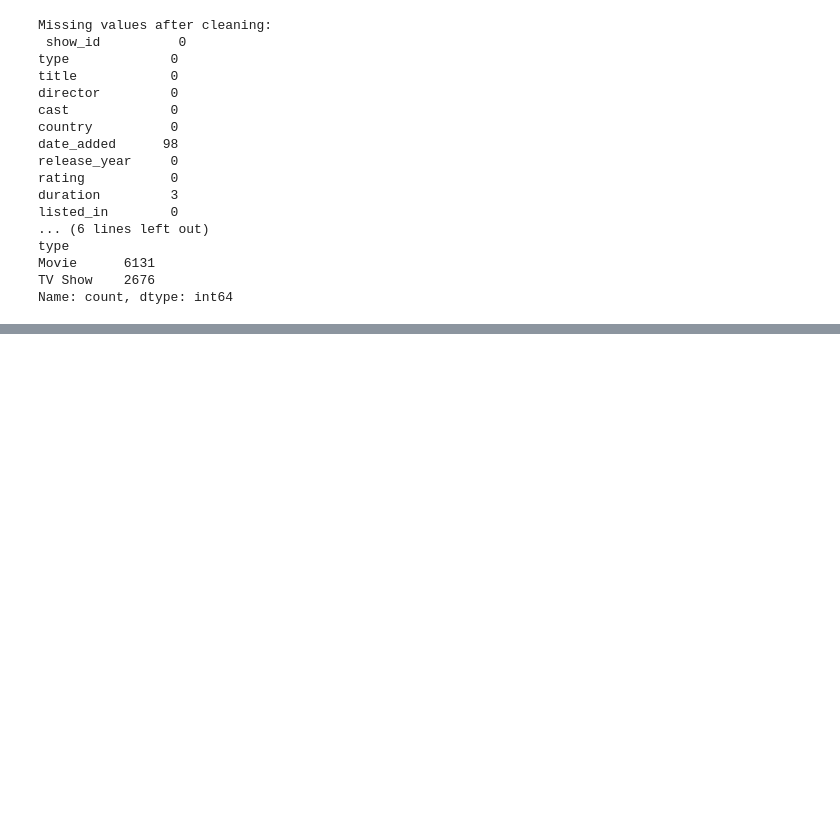
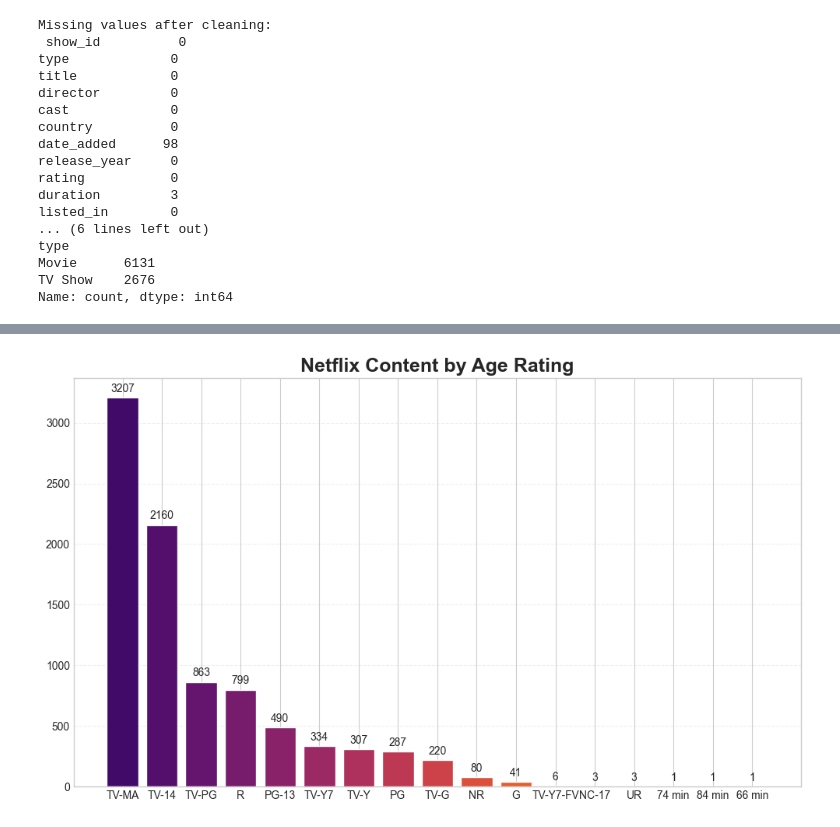
Before and after one commit to aditi2k8/netflix-content-analysis, a Jupyter notebook: netflix_analysis.ipynb, the cells around one changed output, grey strips where cells are left out. Saved outputs shown, nothing was run; the diff lists cells and outputs as text; code cells hidden in the pictures; blank space fills up the shorter version.

```diff
--- a/netflix_analysis.ipynb
+++ b/netflix_analysis.ipynb
@@ -101,14 +116,20 @@ fig.show()
 # %%
-ratings = df[df['rating'] != 'Unknown']['rating'].value_counts().reset_index()
-ratings.columns = ['Rating', 'Count']
-
-fig = px.bar(ratings,
-             x='Rating',
-             y='Count',
-             title='Netflix Content by Age Rating',
-             color='Count',
-             color_continuous_scale='Sunset')
-
-fig.show()
+ratings = (
+    df[df['rating'] != 'Unknown']['rating'].value_counts()
+)
+fig, ax = plt.subplots(figsize=(10,6))
+bars = ax.bar(
+    ratings.index,
+    ratings.values,
+    color=cm.inferno(np.linspace(0.2,0.9,len(ratings))),
+    edgecolor='white'
+)
+ax.bar_label(bars, padding=3)
+ax.set_title("Netflix Content by Age Rating", fontsize=18, weight='bold')
+ax.grid(axis='y', linestyle='--', alpha=0.3)
+plt.tight_layout()
+plt.show()
+# %% [output]
+[figure, added]
 # %%
 movies = df[df['type'] == 'Movie'].copy()
```
Also changed, not shown: parts of 8 cells of this notebook, 2 other files.
